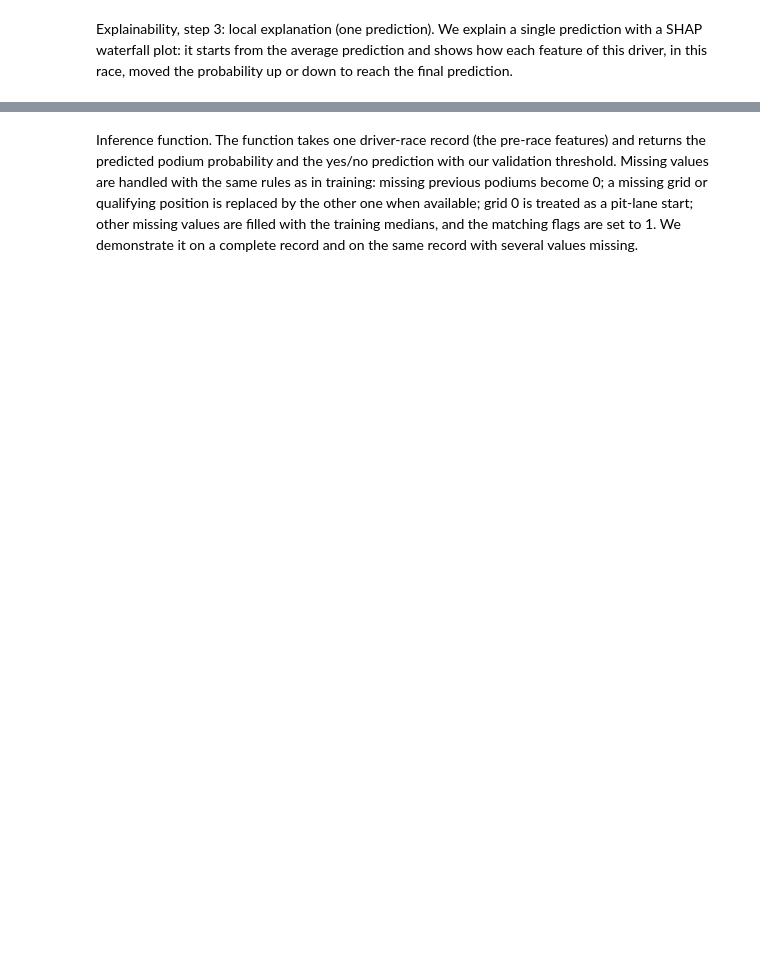
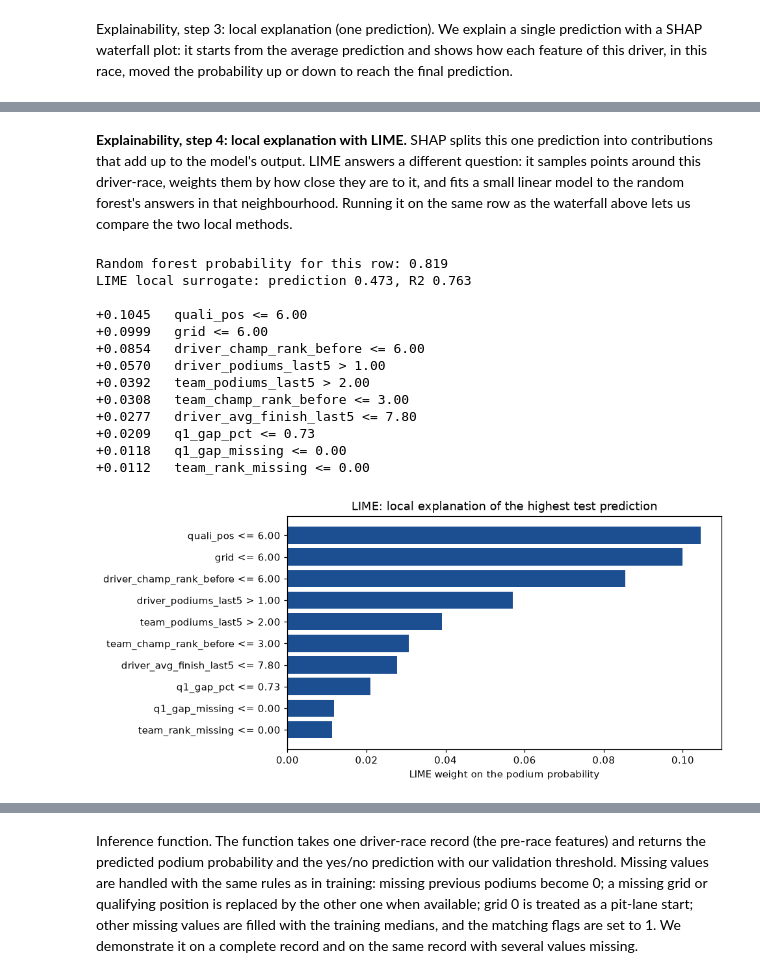
Before and after one commit to YShimy/f1-project-ms1, a Jupyter notebook: f1-project-ms1.ipynb, the cells around one changed output, grey strips where cells are left out. Saved outputs shown, nothing was run; the diff lists cells and outputs as text; code cells hidden in the pictures; blank space fills up the shorter version.

```diff
--- a/f1-project-ms1.ipynb
+++ b/f1-project-ms1.ipynb
@@ -1946,0 +2907,56 @@ shap.plots.waterfall(one_explanation, max_display=12)
+# %% [markdown]
+**Explainability, step 4: local explanation with LIME.** SHAP splits this one prediction into contributions that add up to the model's output. LIME answers a different question: it samples points around this driver-race, weights them by how close they are to it, and fits a small linear model to the random forest's answers in that neighbourhood. Running it on the same row as the waterfall above lets us compare the two local methods.
+# %%
+# Local explanation with LIME, for the same prediction as the SHAP waterfall above.
+# LIME fits a simple, weighted linear model on random points around this one row,
+# so its weights say how the random forest behaves near this driver-race, not overall.
+try:
+    from lime.lime_tabular import LimeTabularExplainer
+except ImportError:
+    import subprocess, sys
+    subprocess.run([sys.executable, '-m', 'pip', 'install', '-q', 'lime'])
+    from lime.lime_tabular import LimeTabularExplainer
+
+# The explainer learns the range of every feature from the training seasons only.
+lime_explainer = LimeTabularExplainer(X_train.values.astype(float),
+                                      feature_names=feature_cols,
+                                      class_names=['no podium', 'podium'],
+                                      mode='classification',
+                                      discretize_continuous=True,
+                                      random_state=42)
+
+# Explain the same row i (the highest predicted podium probability on the test set).
+lime_explanation = lime_explainer.explain_instance(X_test.iloc[i].values.astype(float),
+                                                   rf_best.predict_proba,
+                                                   num_features=10, num_samples=5000)
+
+print(f"Random forest probability for this row: {p_test_final[i]:.3f}")
+print(f"LIME local surrogate: prediction {lime_explanation.local_pred[0]:.3f}, R2 {lime_explanation.score:.3f}\n")
+for condition, weight in lime_explanation.as_list():
+    print(f"{weight:+.4f}   {condition}")
+
+# Plot the weights: green/blue pushes the probability up, orange pushes it down.
+pairs = lime_explanation.as_list()[::-1]
+plt.figure(figsize=(9, 4.2))
+plt.barh(range(len(pairs)), [w for _, w in pairs],
+         color=['#1b4f91' if w > 0 else '#c0724a' for _, w in pairs])
+plt.yticks(range(len(pairs)), [c for c, _ in pairs])
+plt.axvline(0, color='#555555', lw=0.8)
+plt.xlabel('LIME weight on the podium probability')
+plt.title('LIME: local explanation of the highest test prediction')
+plt.tight_layout(); plt.show()
+# %% [output]
+Random forest probability for this row: 0.819
+LIME local surrogate: prediction 0.473, R2 0.763
+
++0.1045   quali_pos <= 6.00
++0.0999   grid <= 6.00
++0.0854   driver_champ_rank_before <= 6.00
++0.0570   driver_podiums_last5 > 1.00
++0.0392   team_podiums_last5 > 2.00
++0.0308   team_champ_rank_before <= 3.00
++0.0277   driver_avg_finish_last5 <= 7.80
++0.0209   q1_gap_pct <= 0.73
++0.0118   q1_gap_missing <= 0.00
++0.0112   team_rank_missing <= 0.00
+[figure, added]
```
Also changed, not shown: parts of 95 cells of this notebook, 2 other files.
